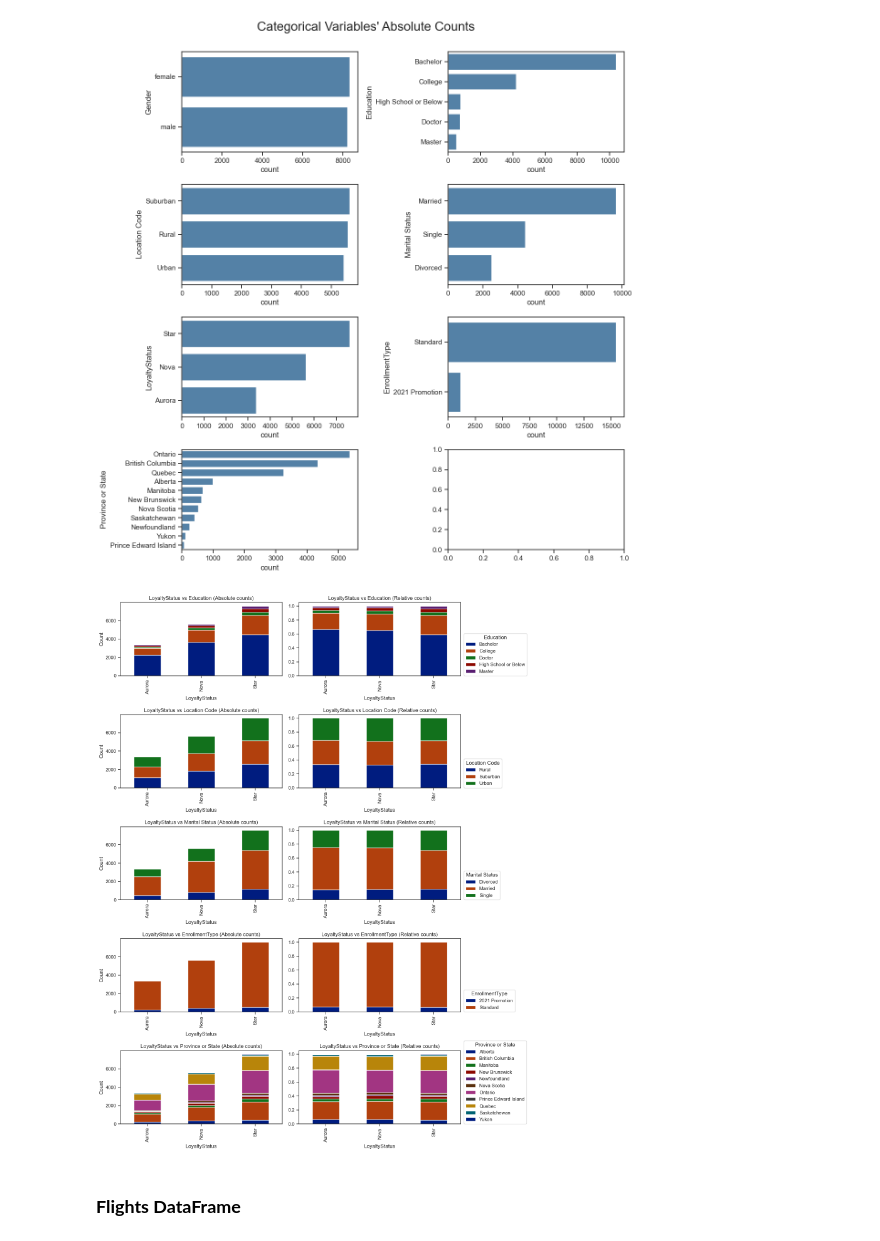
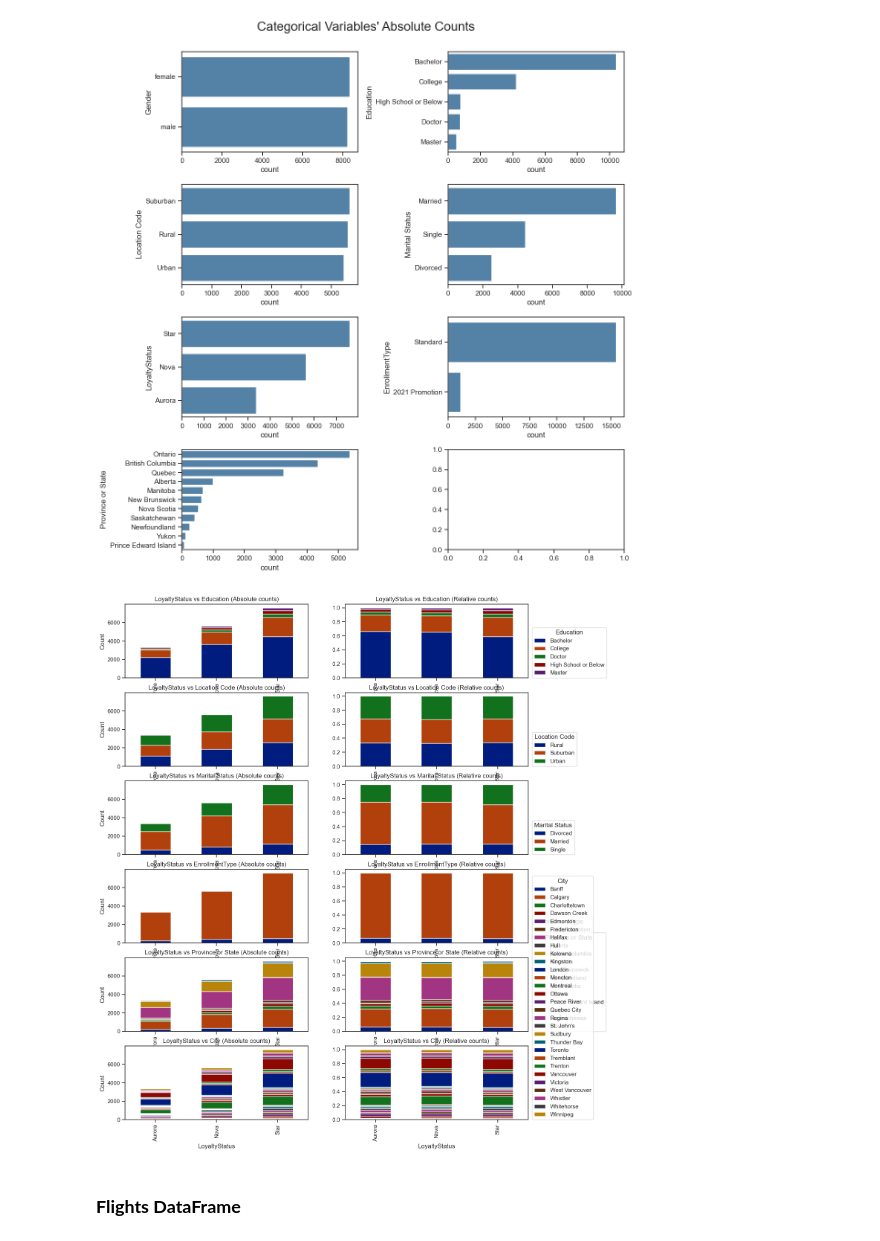
Before and after one commit to luisbdavila/Airline_Customer_Segmentation_DataMining_Project_Python, a Jupyter notebook: 1_Delivery/Code/EDA.ipynb, the cells around one changed output. Saved outputs shown, nothing was run; the diff lists cells and outputs as text; code cells hidden in the pictures.

```diff
--- a/1_Delivery/Code/EDA.ipynb
+++ b/1_Delivery/Code/EDA.ipynb
@@ -642,33 +642,33 @@ plt.show()
 # %%
 cat1 = 'LoyaltyStatus'
 
-fig, axes = plt.subplots(5, 2, figsize=(14, 18))
+fig, axes = plt.subplots(6, 2, figsize=(14, 18))
 
-cat_list = ['Education', 'Location Code', 'Marital Status', 'EnrollmentType', 'Province or State']
+cat_list = ['Education', 'Location Code', 'Marital Status', 'EnrollmentType', 'Province or State', 'City']
 
-for row_index in range(5):
+for row_index in range(6):
     cat2 = cat_list[row_index]
     for column_index in range(2):
 
         if column_index == 0:
             catpc_df = df_AIAI_Customers.groupby([cat1, cat2])[cat2].size().unstack()
             catpc_df.plot.bar(stacked=True, ax=axes[row_index, column_index], color = sns.color_palette("dark"))
             axes[row_index, column_index].set_ylabel('Count')
             axes[row_index, column_index].legend([], frameon=False)
 
         else:
             catpc_df = df_AIAI_Customers.groupby([cat1, cat2])[cat2].size() / df_AIAI_Customers.groupby([cat1])[cat2].size()
             catpc_df.unstack().plot.bar(stacked=True, ax=axes[row_index, column_index], color = sns.color_palette("dark"))
             axes[row_index, column_index].legend(title=cat2, loc=(1.02, 0))
 
         axes[row_index, column_index].set_title(f'LoyaltyStatus vs {cat2} ({"Absolute" if column_index == 0 else "Relative"} counts)')
         axes[row_index, column_index].set_xlabel('LoyaltyStatus')
 
 
 plt.tight_layout()
 plt.show()
 # %% [output]
-[figure, old version]
+[figure, new version]
 # %% [markdown]
 ### **Flights DataFrame**
 # %%
```
Also changed, not shown: parts of 3 cells of this notebook, 1 other file.
